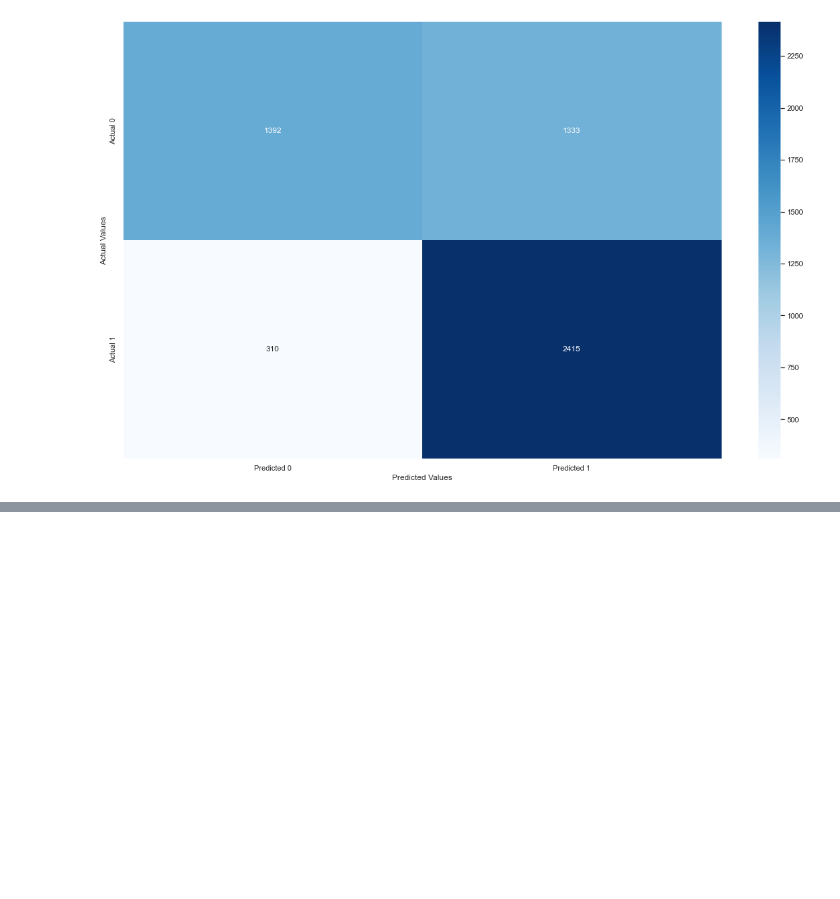
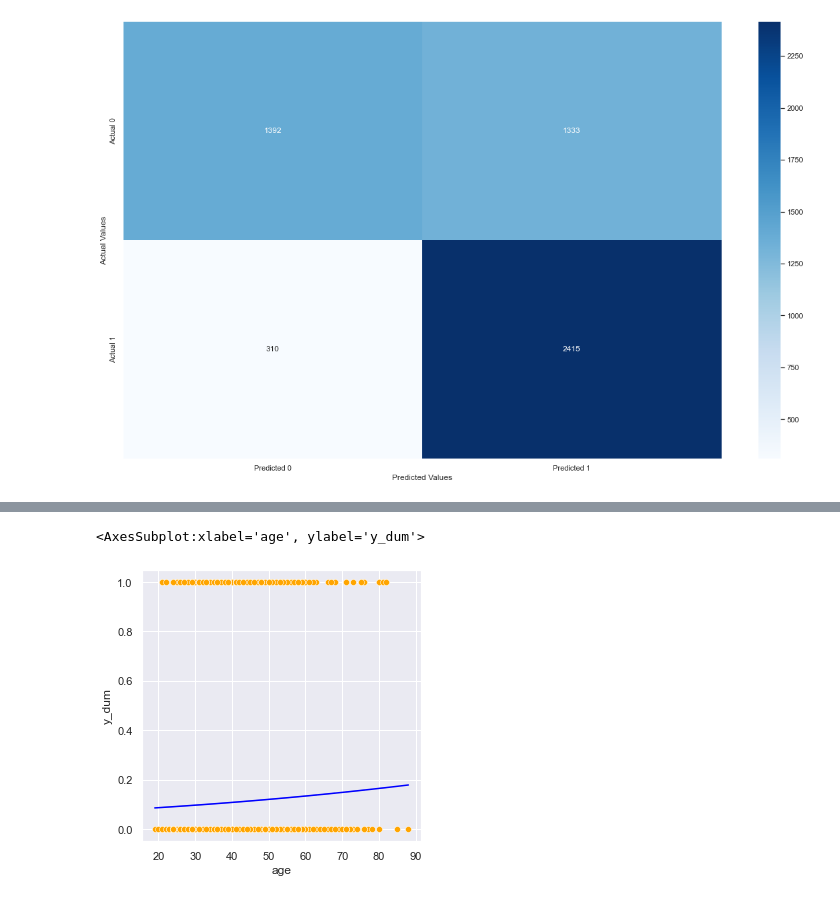
Before and after one commit to carriezeng6443/STAT-303-2-MAAC-Project, a Jupyter notebook: Project_MAAC.ipynb, the cells around one changed output, grey strips where cells are left out. Drawn from its saved outputs; the diff is of its cells as text; code cells hidden in the pictures; blank space fills up the shorter version.

```diff
--- a/Project_MAAC.ipynb
+++ b/Project_MAAC.ipynb
@@ -501,0 +496,3 @@ ROC-AUC = 85.0%
+# %%
+model1 = smf.logit('y_dum~age', data = train).fit()
+model1.summary()
@@ -501,0 +514,7 @@ ROC-AUC = 85.0%
+# %%
+sns.set(rc={'figure.figsize':(5,5)})
+sns.scatterplot(x = 'age', y = 'y_dum', data = train, color = 'orange') #Visualizing data
+sns.lineplot(x = 'age', y= model1.predict(data), data = train, color = 'blue') #Visualizing model
+# %% [output]
+<AxesSubplot:xlabel='age', ylabel='y_dum'>
+[figure, added]
```
Also changed, not shown: parts of 16 cells of this notebook.
